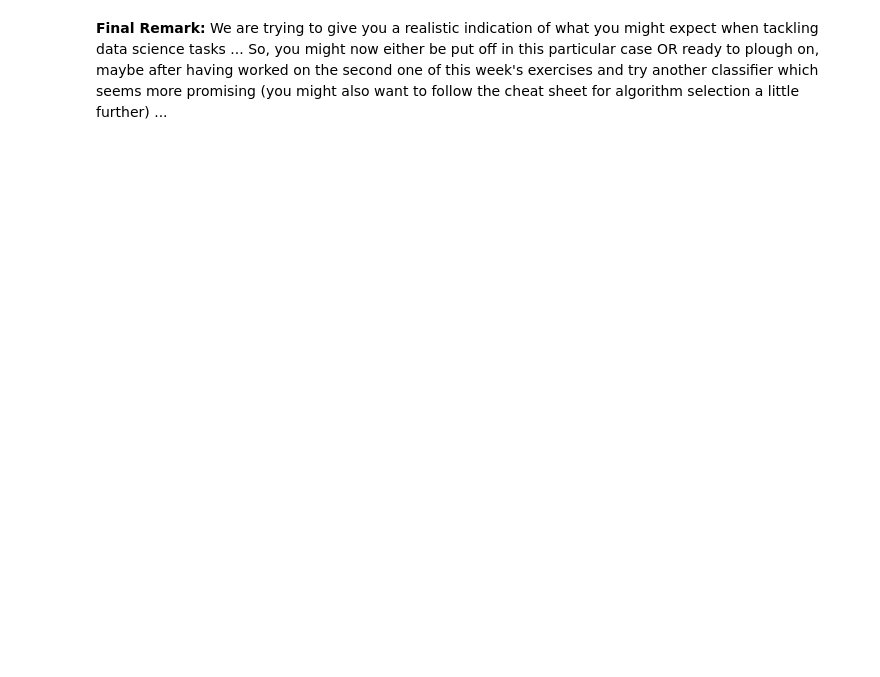
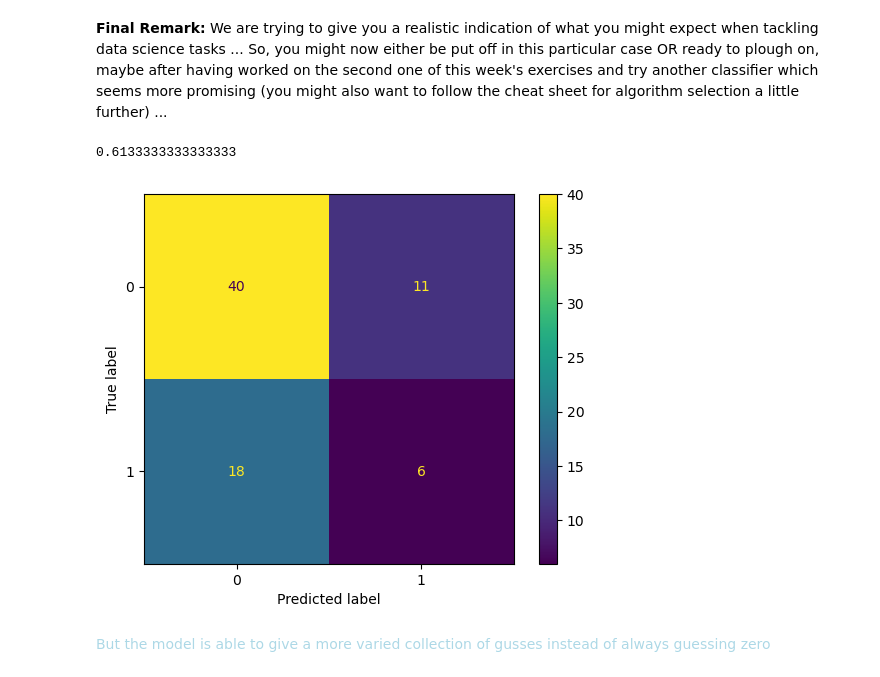
Before and after one commit to osama-alk/DeepLearningInMachineVis-Exercises, a Jupyter notebook: Machine Learning 101/03c_ML_101_P1_Ex.ipynb, the cells around one changed output. Cells and saved outputs as stored; diff of their text form; code cells hidden in the pictures; blank space fills up the shorter version.

```diff
--- a/Machine Learning 101/03c_ML_101_P1_Ex.ipynb
+++ b/Machine Learning 101/03c_ML_101_P1_Ex.ipynb
@@ -98,0 +178,23 @@ In regards to cleaning the data, there is not much left to do for you, except fo
+# %%
+# Ok, I'm ploughing on and I am giving this another try ... (maybe)
+
+# We can go through the cheat sheet provided above and see that the next model to use is the KNeighbors classifier
+from sklearn.neighbors import KNeighborsClassifier
+
+model = KNeighborsClassifier()
+model.fit(X_train,y_train)
+predictions_on_training_data = model.predict(X_test)
+accuracy_score(y_test,predictions_on_training_data)
+# %% [output]
+0.6133333333333333
+# %%
+#as we can see, we have similiar accuracy to linear SVC
+
+cm = confusion_matrix(y_test, predictions_on_training_data)
+disp = ConfusionMatrixDisplay(confusion_matrix=cm)
+disp.plot()
+plt.show()
+# %% [output]
+[figure, added]
+# %% [markdown]
+<div style = "color:lightblue">But the model is able to give a more varied collection of gusses instead of always guessing zero
```
Also changed, not shown: parts of 20 cells of this notebook, 1 other file.
